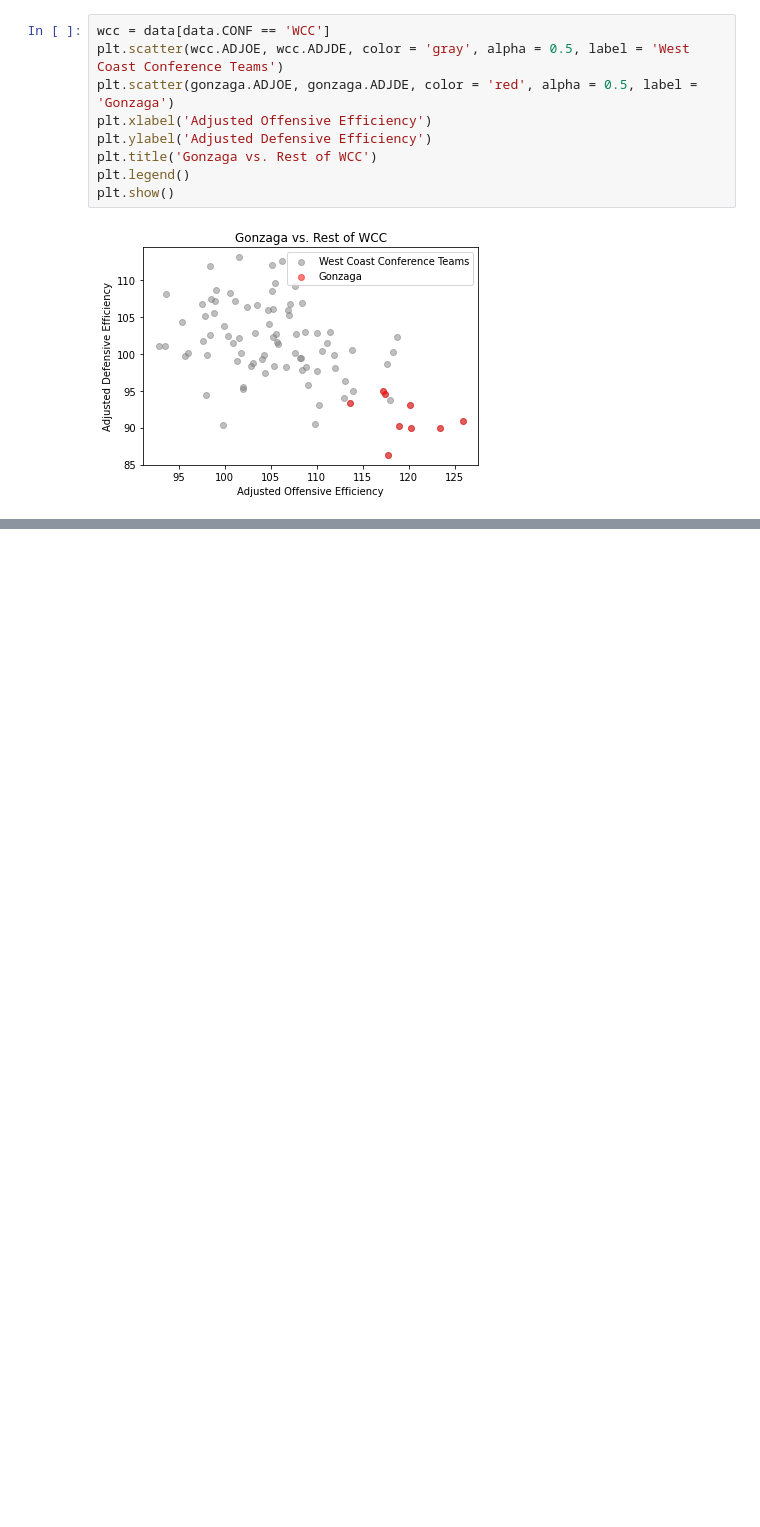
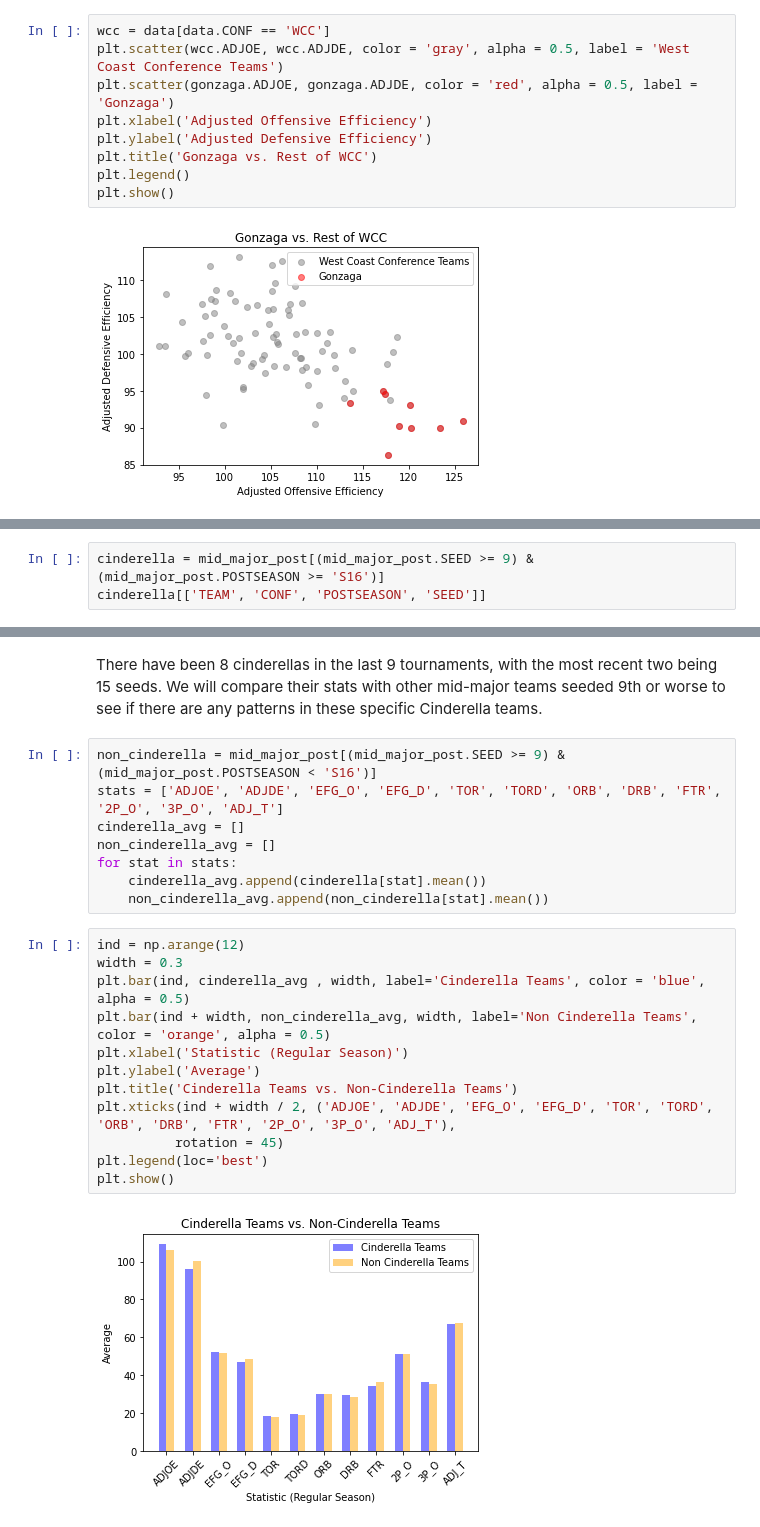
Before and after one commit to memphismiles/CBBConferences, a Jupyter notebook: CBBConferences.ipynb, the cells around one changed output, grey strips where cells are left out. Drawn from its saved outputs; the diff is of its cells as text; blank space fills up the shorter version.

```diff
--- a/CBBConferences.ipynb
+++ b/CBBConferences.ipynb
@@ -401,0 +465,3 @@ Gonzaga has dominated the West Coast Conference for the last decade, acting as o
+# %%
+cinderella = mid_major_post[(mid_major_post.SEED >= 9) & (mid_major_post.POSTSEASON >= 'S16')]
+cinderella[['TEAM', 'CONF', 'POSTSEASON', 'SEED']]
@@ -401,0 +478,24 @@ Gonzaga has dominated the West Coast Conference for the last decade, acting as o
+# %% [markdown]
+There have been 8 cinderellas in the last 9 tournaments, with the most recent two being 15 seeds. We will compare their stats with other mid-major teams seeded 9th or worse to see if there are any patterns in these specific Cinderella teams.
+# %%
+non_cinderella = mid_major_post[(mid_major_post.SEED >= 9) & (mid_major_post.POSTSEASON < 'S16')]
+stats = ['ADJOE', 'ADJDE', 'EFG_O', 'EFG_D', 'TOR', 'TORD', 'ORB', 'DRB', 'FTR', '2P_O', '3P_O', 'ADJ_T']
+cinderella_avg = []
+non_cinderella_avg = []
+for stat in stats:
+    cinderella_avg.append(cinderella[stat].mean())
+    non_cinderella_avg.append(non_cinderella[stat].mean())
+# %%
+ind = np.arange(12)
+width = 0.3
+plt.bar(ind, cinderella_avg , width, label='Cinderella Teams', color = 'blue', alpha = 0.5)
+plt.bar(ind + width, non_cinderella_avg, width, label='Non Cinderella Teams', color = 'orange', alpha = 0.5)
+plt.xlabel('Statistic (Regular Season)')
+plt.ylabel('Average')
+plt.title('Cinderella Teams vs. Non-Cinderella Teams')
+plt.xticks(ind + width / 2, ('ADJOE', 'ADJDE', 'EFG_O', 'EFG_D', 'TOR', 'TORD', 'ORB', 'DRB', 'FTR', '2P_O', '3P_O', 'ADJ_T'),
+          rotation = 45)
+plt.legend(loc='best')
+plt.show()
+# %% [output]
+[figure, added]
```
Also changed, not shown: parts of 19 cells of this notebook.
